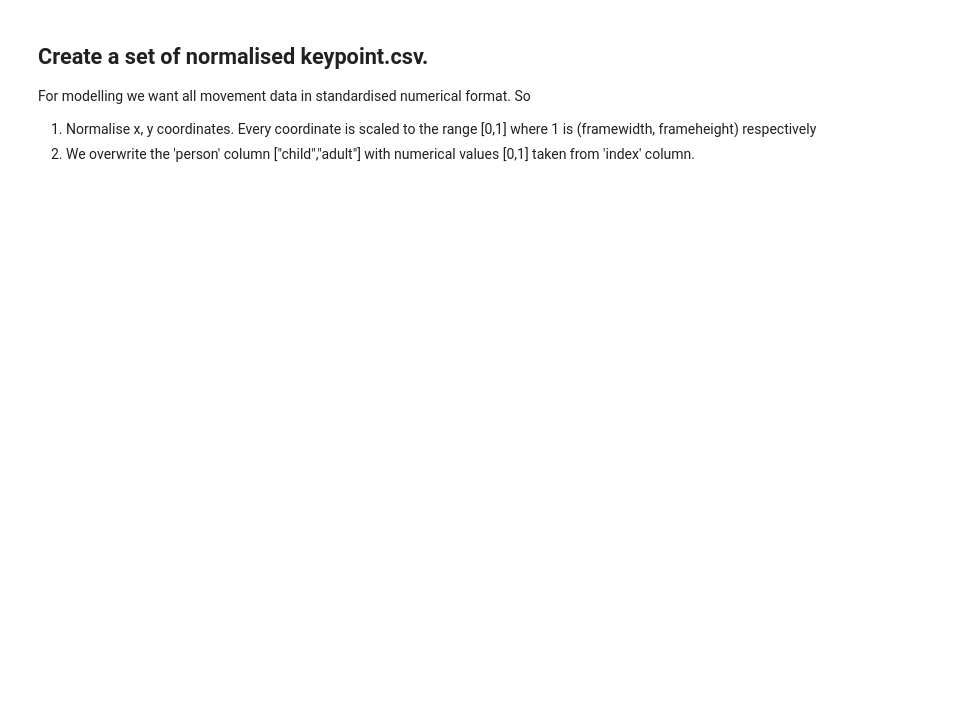
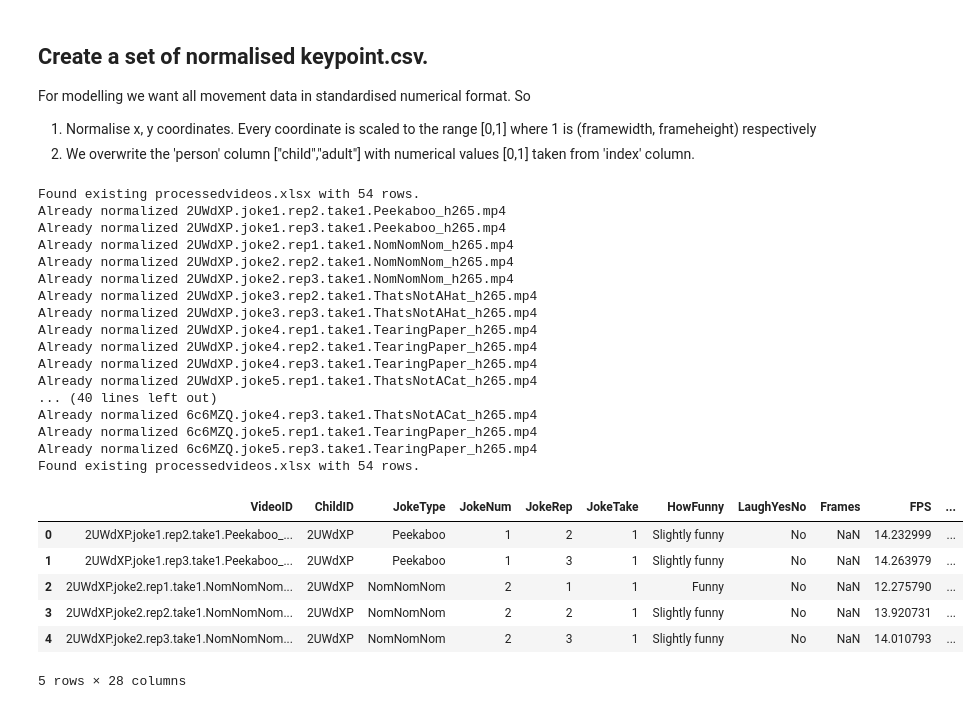
Before and after one commit to InfantLab/VideoAnnotator, a Jupyter notebook: code/01_ca_extract_movement.ipynb, the cells around one changed output. Cells and saved outputs as stored; diff of their text form; code cells hidden in the pictures; blank space fills up the shorter version.

```diff
--- a/code/01_ca_extract_movement.ipynb
+++ b/code/01_ca_extract_movement.ipynb
@@ -121,25 +141,45 @@ For modelling we want all movement data in standardised numerical format.
 So
 1. Normalise x, y coordinates. Every coordinate is scaled to the range [0,1] where 1  is (framewidth, frameheight) respectively
 2. We overwrite the 'person' column ["child","adult"] with numerical values [0,1] taken from 'index' column.
-# %%
-import calcs, utils
-xcols, ycols = utils.getkeypointcols()
-
-#Normalise all the x,y coordinates
-
-# loop through each row of processedvideos and create a new dataframe & csv file with normalised coordinates
-for index, row in processedvideos.iterrows():
-    videoname = row["VideoID"]
-    keypointsdf = pd.read_csv(row["Keypoints.file"])
-    normedkeypointsdf = calcs.normaliseCoordinates(keypointsdf, xcols, ycols, row["Height"], row["Width"])
-    # overwrite the person column
-    normedkeypointsdf['person'] = normedkeypointsdf['index']
-    # save keypointsdf as csv
-    stemname = os.path.splitext(row["Keypoints.file"])[0]
-    normedkeypointspath = os.path.join(f"{stemname}_normed.csv")
-    processedvideos.at[index,"Keypoints.normed"] = normedkeypointspath
-    normedkeypointsdf.to_csv(normedkeypointspath, index=False)
-    print(f"Processed video: {videoname}, saved normed keypoints to: {normedkeypointspath}")
-
-
-utils.saveProcessedVideos(processedvideos, data_out)
+# %%
+# The normalization is now handled in the main process_all_videos function,
+# but we can also do it separately for each video if needed:
+
+processedvideos = getProcessedVideos(data_out)
+
+for index, row in processedvideos.iterrows():
+    if pd.isnull(row.get("Keypoints.normed")) or not os.path.exists(row.get("Keypoints.normed", "")):
+        print(f"Normalizing keypoints for {row['VideoID']}")
+        from src.main import normalize_and_save_keypoints
+        normalize_and_save_keypoints(row.to_dict(), data_out)
+    else:
+        print(f"Already normalized {row['VideoID']}")
+
+# Refresh the dataframe to see the updated values
+processedvideos = getProcessedVideos(data_out)
+processedvideos.head()
+# %% [output]
+Found existing processedvideos.xlsx with 54 rows.
+Already normalized 2UWdXP.joke1.rep2.take1.Peekaboo_h265.mp4
+Already normalized 2UWdXP.joke1.rep3.take1.Peekaboo_h265.mp4
+Already normalized 2UWdXP.joke2.rep1.take1.NomNomNom_h265.mp4
+Already normalized 2UWdXP.joke2.rep2.take1.NomNomNom_h265.mp4
+Already normalized 2UWdXP.joke2.rep3.take1.NomNomNom_h265.mp4
+Already normalized 2UWdXP.joke3.rep2.take1.ThatsNotAHat_h265.mp4
+Already normalized 2UWdXP.joke3.rep3.take1.ThatsNotAHat_h265.mp4
+Already normalized 2UWdXP.joke4.rep1.take1.TearingPaper_h265.mp4
+Already normalized 2UWdXP.joke4.rep2.take1.TearingPaper_h265.mp4
+Already normalized 2UWdXP.joke4.rep3.take1.TearingPaper_h265.mp4
+Already normalized 2UWdXP.joke5.rep1.take1.ThatsNotACat_h265.mp4
+... (40 lines left out)
+Already normalized 6c6MZQ.joke4.rep3.take1.ThatsNotACat_h265.mp4
+Already normalized 6c6MZQ.joke5.rep1.take1.TearingPaper_h265.mp4
+Already normalized 6c6MZQ.joke5.rep3.take1.TearingPaper_h265.mp4
+Found existing processedvideos.xlsx with 54 rows.
+|  | VideoID | ChildID | JokeType | JokeNum | JokeRep | JokeTake | HowFunny | LaughYesNo | Frames | FPS | ... |
+| 0 | 2UWdXP.joke1.rep2.take1.Peekaboo_... | 2UWdXP | Peekaboo | 1 | 2 | 1 | Slightly funny | No | NaN | 14.232999 | ... |
+| 1 | 2UWdXP.joke1.rep3.take1.Peekaboo_... | 2UWdXP | Peekaboo | 1 | 3 | 1 | Slightly funny | No | NaN | 14.263979 | ... |
+| 2 | 2UWdXP.joke2.rep1.take1.NomNomNom... | 2UWdXP | NomNomNom | 2 | 1 | 1 | Funny | No | NaN | 12.275790 | ... |
+| 3 | 2UWdXP.joke2.rep2.take1.NomNomNom... | 2UWdXP | NomNomNom | 2 | 2 | 1 | Slightly funny | No | NaN | 13.920731 | ... |
+| 4 | 2UWdXP.joke2.rep3.take1.NomNomNom... | 2UWdXP | NomNomNom | 2 | 3 | 1 | Slightly funny | No | NaN | 14.010793 | ... |
+5 rows × 28 columns
```
Also changed, not shown: parts of 10 cells of this notebook, 47 other files.
